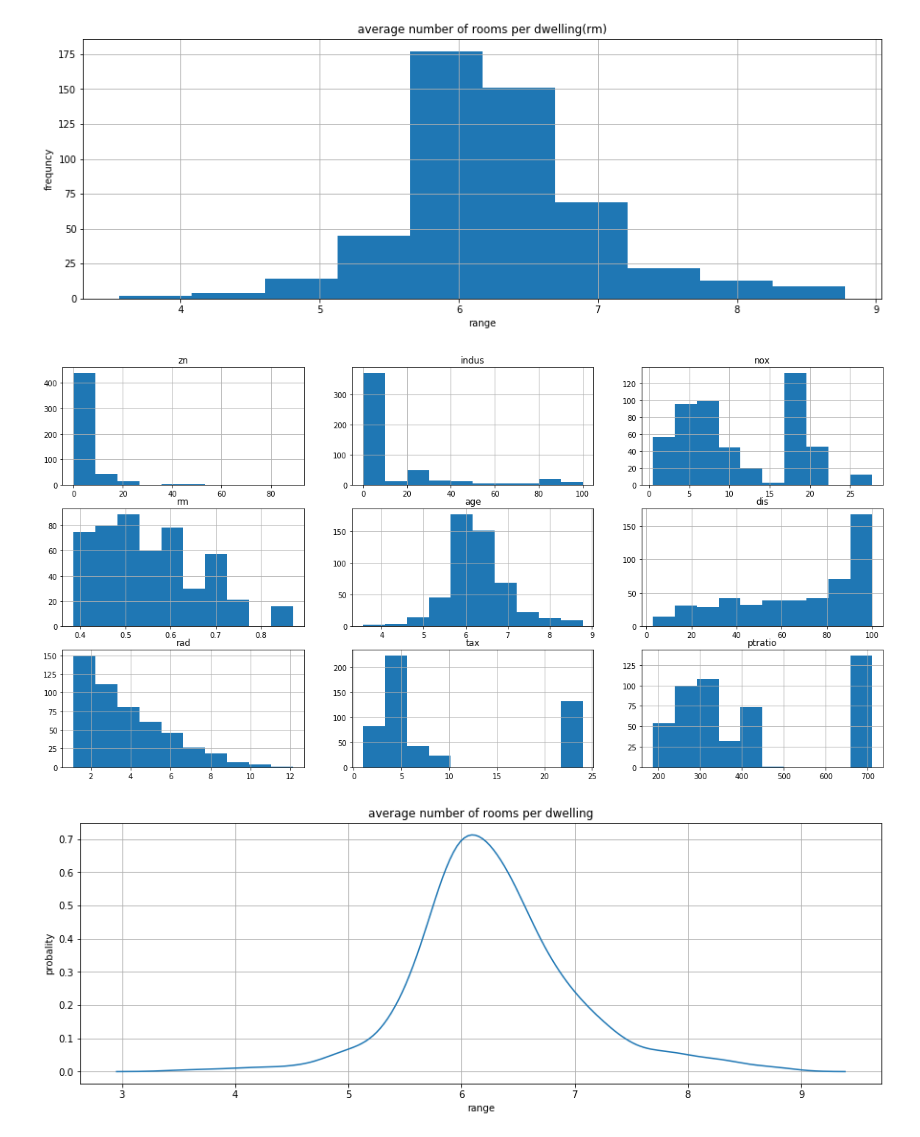
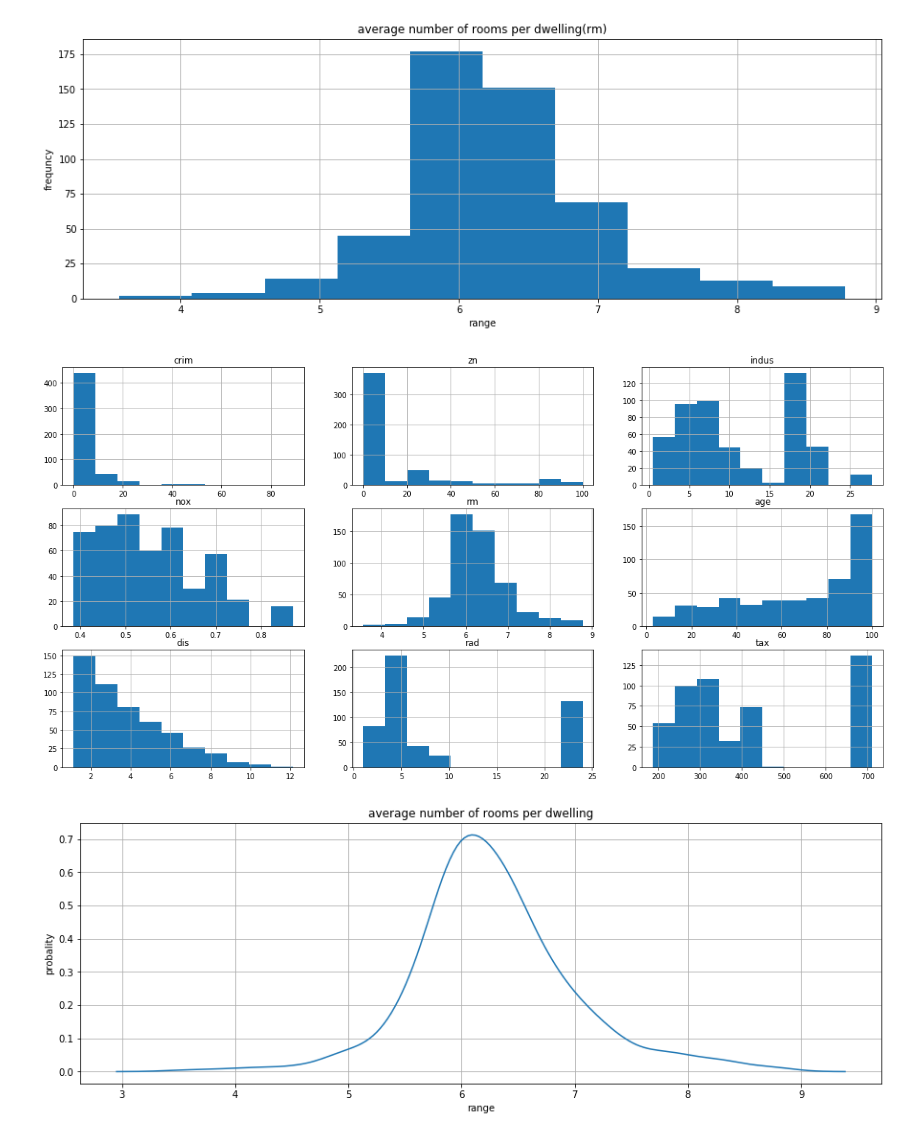
Before and after one commit to pstefanou12/Censored-Normal-Distributions, a Jupyter notebook: Boston.ipynb, the cells around one changed output. Drawn from its saved outputs; the diff is of its cells as text; code cells hidden in the pictures.

```diff
--- a/Boston.ipynb
+++ b/Boston.ipynb
@@ -67,16 +67,17 @@ plt.show()
 # %%
 #subplots
 fig, axs = plt.subplots(nrows=3, ncols=3)
 fig.set_size_inches(20, 10)
 cnt = 0
 for i in range(0,3):
     for j in range(0,3):
         ax = axs[i][j]
-        ax.hist(df[col_list[cnt]]); cnt += 1
+        ax.hist(df[col_list[cnt]])
         ax.set_title(col_list[cnt])
+        cnt += 1
         ax.grid()
 # %% [output]
-[figure, old version]
+[figure, new version]
 # %%
 fig= plt.figure(figsize=(15,5))
 sns.kdeplot(data=df["rm"])
```
Also changed, not shown: parts of 9 cells of this notebook.
